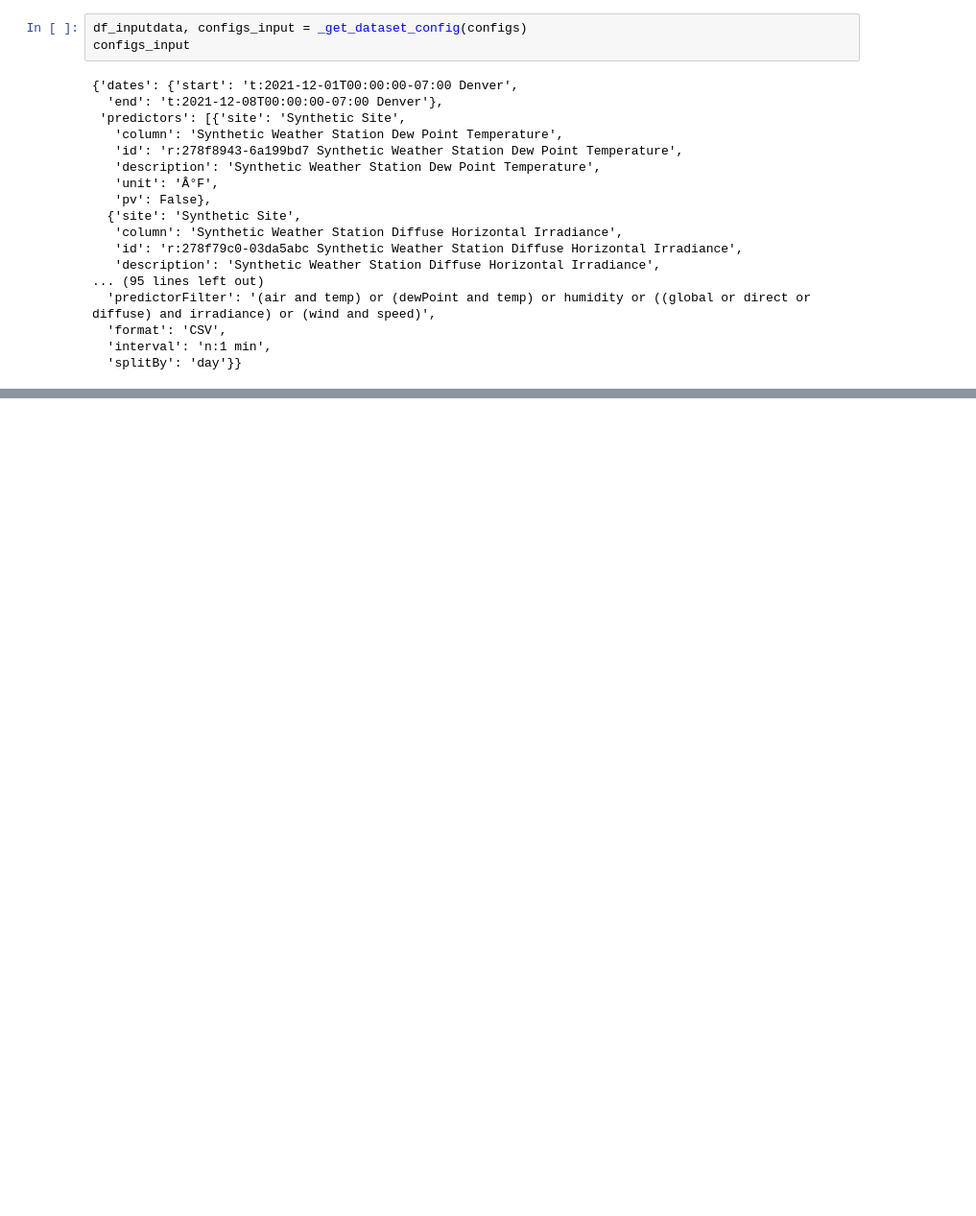
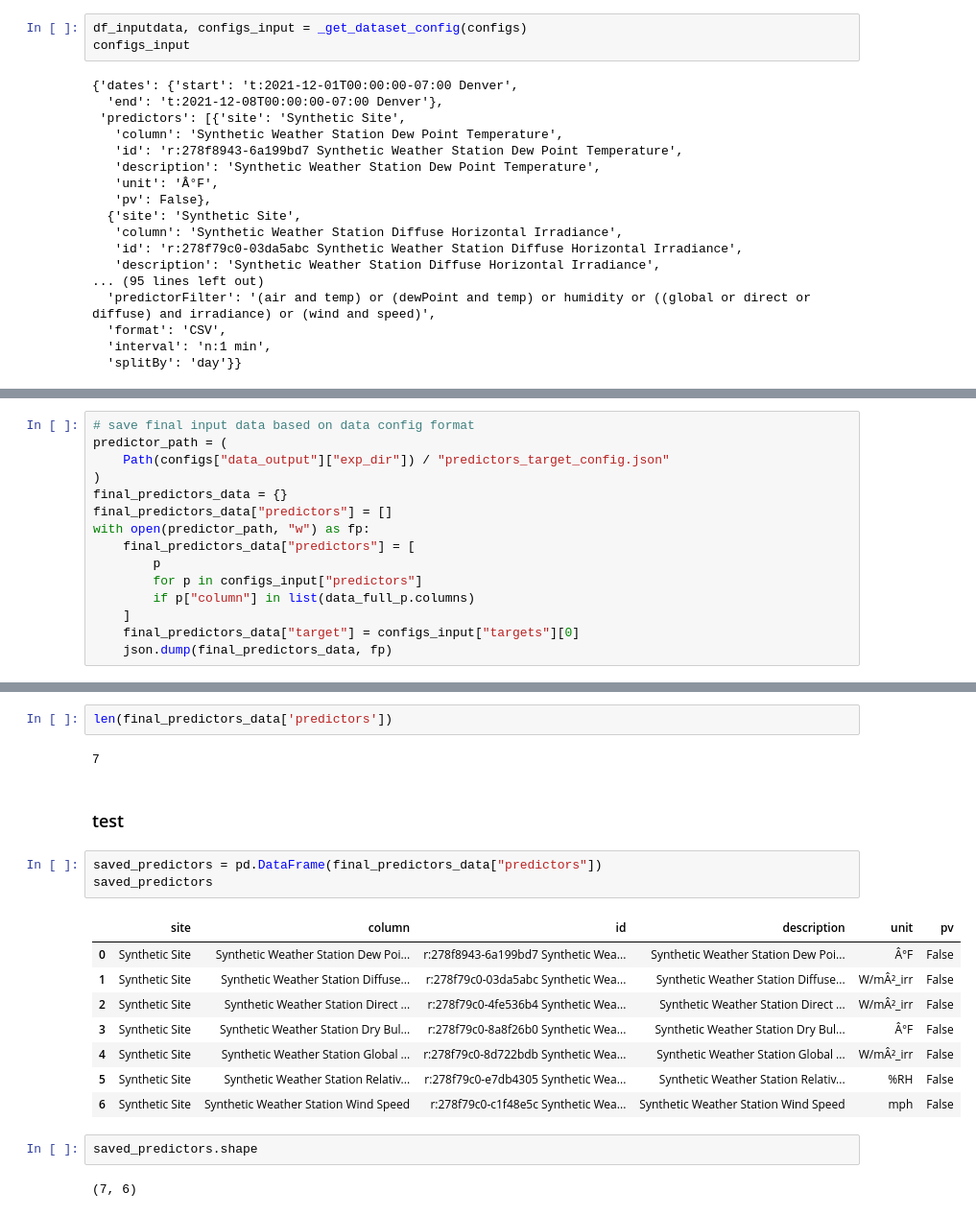
Before and after one commit to NREL/Wattile, a Jupyter notebook: notebooks/exploratory/save_predictor_set_based_on_data_config.ipynb, the cells around one changed output, grey strips where cells are left out. Shown: that part at 96% size. Cells and saved outputs as stored; diff of their text form; blank space fills up the shorter version.

```diff
--- a/notebooks/exploratory/save_predictor_set_based_on_data_config.ipynb
+++ b/notebooks/exploratory/save_predictor_set_based_on_data_config.ipynb
@@ -128,0 +176,15 @@ configs_input
+# %%
+# save final input data based on data config format
+predictor_path = (
+    Path(configs["data_output"]["exp_dir"]) / "predictors_target_config.json"
+)
+final_predictors_data = {}
+final_predictors_data["predictors"] = []
+with open(predictor_path, "w") as fp:
+    final_predictors_data["predictors"] = [
+        p
+        for p in configs_input["predictors"]
+        if p["column"] in list(data_full_p.columns)
+    ]
+    final_predictors_data["target"] = configs_input["targets"][0]
+    json.dump(final_predictors_data, fp)
@@ -187,0 +255,22 @@ predictor_final
+# %%
+len(final_predictors_data['predictors'])
+# %% [output]
+7
+# %% [markdown]
+### test
+# %%
+saved_predictors = pd.DataFrame(final_predictors_data["predictors"])
+saved_predictors
+# %% [output]
+|  | site | column | id | description | unit | pv |
+| 0 | Synthetic Site | Synthetic Weather Station Dew Poi... | r:278f8943-6a199bd7 Synthetic Wea... | Synthetic Weather Station Dew Poi... | Â°F | False |
+| 1 | Synthetic Site | Synthetic Weather Station Diffuse... | r:278f79c0-03da5abc Synthetic Wea... | Synthetic Weather Station Diffuse... | W/mÂ²_irr | False |
+| 2 | Synthetic Site | Synthetic Weather Station Direct ... | r:278f79c0-4fe536b4 Synthetic Wea... | Synthetic Weather Station Direct ... | W/mÂ²_irr | False |
+| 3 | Synthetic Site | Synthetic Weather Station Dry Bul... | r:278f79c0-8a8f26b0 Synthetic Wea... | Synthetic Weather Station Dry Bul... | Â°F | False |
+| 4 | Synthetic Site | Synthetic Weather Station Global ... | r:278f79c0-8d722bdb Synthetic Wea... | Synthetic Weather Station Global ... | W/mÂ²_irr | False |
+| 5 | Synthetic Site | Synthetic Weather Station Relativ... | r:278f79c0-e7db4305 Synthetic Wea... | Synthetic Weather Station Relativ... | %RH | False |
+| 6 | Synthetic Site | Synthetic Weather Station Wind Speed | r:278f79c0-c1f48e5c Synthetic Wea... | Synthetic Weather Station Wind Speed | mph | False |
+# %%
+saved_predictors.shape
+# %% [output]
+(7, 6)
```
Also changed, not shown: parts of 21 cells of this notebook.
